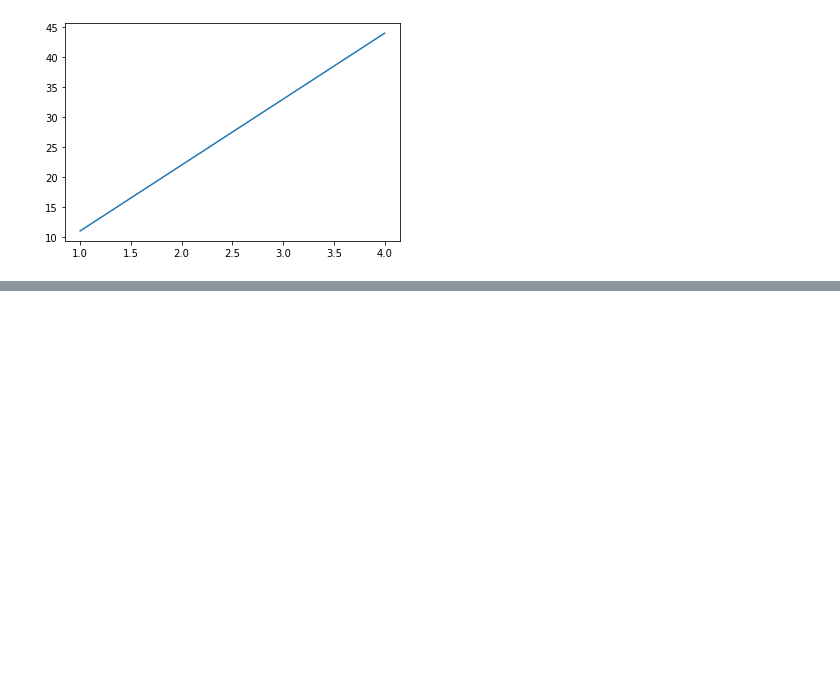
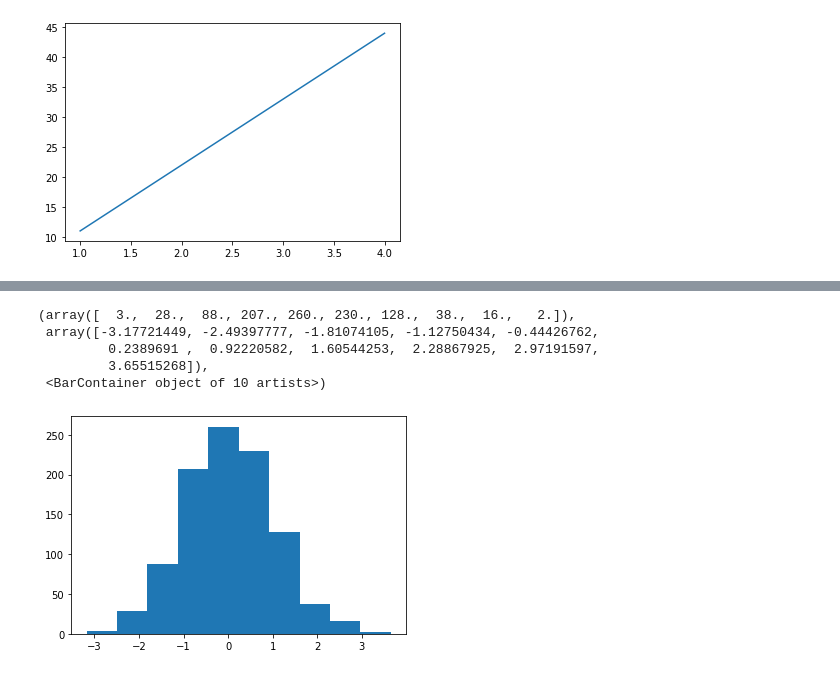
Before and after one commit to my-playing-field/data-science-demos, a Jupyter notebook: introduction-to-matplotlib.ipynb, the cells around one changed output, grey strips where cells are left out. Cells and saved outputs as stored; diff of their text form; code cells hidden in the pictures; blank space fills up the shorter version.

```diff
--- a/introduction-to-matplotlib.ipynb
+++ b/introduction-to-matplotlib.ipynb
@@ -110,0 +117,11 @@ ax.set(title = "Dan's Nut Butter Store",
+# %%
+x = np.random.randn(1000)
+fig, ax = plt.subplots()
+ax.hist(x)
+# %% [output]
+(array([  3.,  28.,  88., 207., 260., 230., 128.,  38.,  16.,   2.]),
+ array([-3.17721449, -2.49397777, -1.81074105, -1.12750434, -0.44426762,
+         0.2389691 ,  0.92220582,  1.60544253,  2.28867925,  2.97191597,
+         3.65515268]),
+ <BarContainer object of 10 artists>)
+[figure, added]
```
Also changed, not shown: parts of 22 cells of this notebook.
